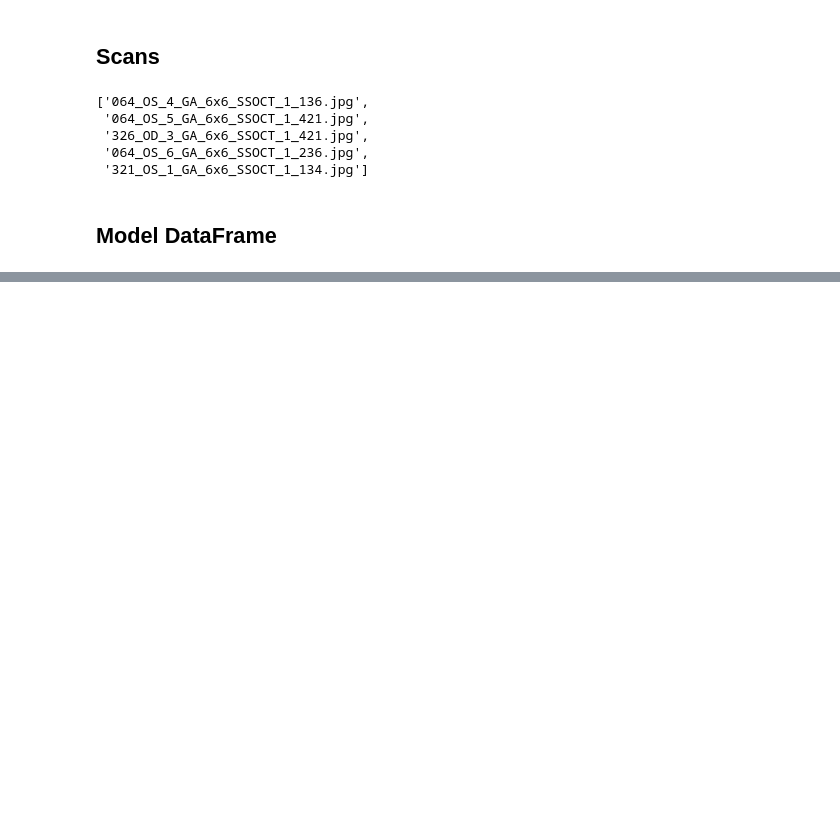
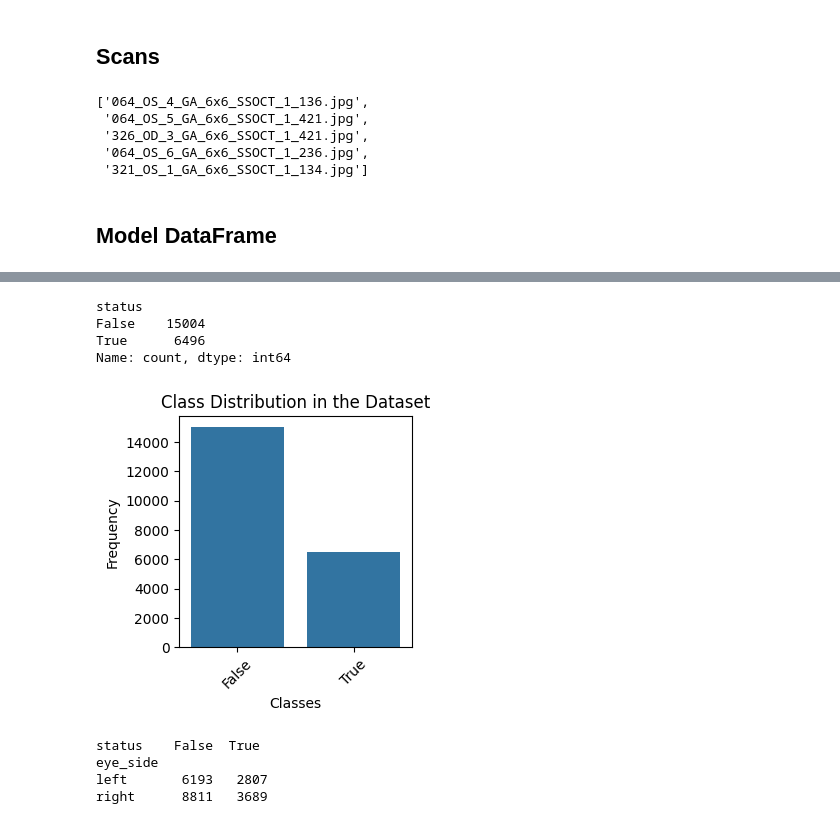
Before and after one commit to DonnaHooshmand/OCT-GA-Detection, a Jupyter notebook: data_processing.ipynb, the cells around one changed output, grey strips where cells are left out. Drawn from its saved outputs; the diff is of its cells as text; code cells hidden in the pictures; blank space fills up the shorter version.

```diff
--- a/data_processing.ipynb
+++ b/data_processing.ipynb
@@ -108,0 +132,24 @@ df.head()
+# %%
+class_counts = df['status'].value_counts()
+print(class_counts)
+plt.figure(figsize=(3, 3))
+sns.barplot(x=class_counts.index, y=class_counts.values)
+plt.title('Class Distribution in the Dataset')
+plt.xlabel('Classes')
+plt.ylabel('Frequency')
+plt.xticks(rotation=45)  # Rotate labels if there are many classes
+plt.show()
+# %% [output]
+status
+False    15004
+True      6496
+Name: count, dtype: int64
+[figure, added]
+# %%
+crosstab_1 = pd.crosstab(df['eye_side'], df['status'])
+print(crosstab_1)
+# %% [output]
+status    False  True
+eye_side
+left       6193   2807
+right      8811   3689
```
Also changed, not shown: parts of 19 cells of this notebook, 1 other file.
